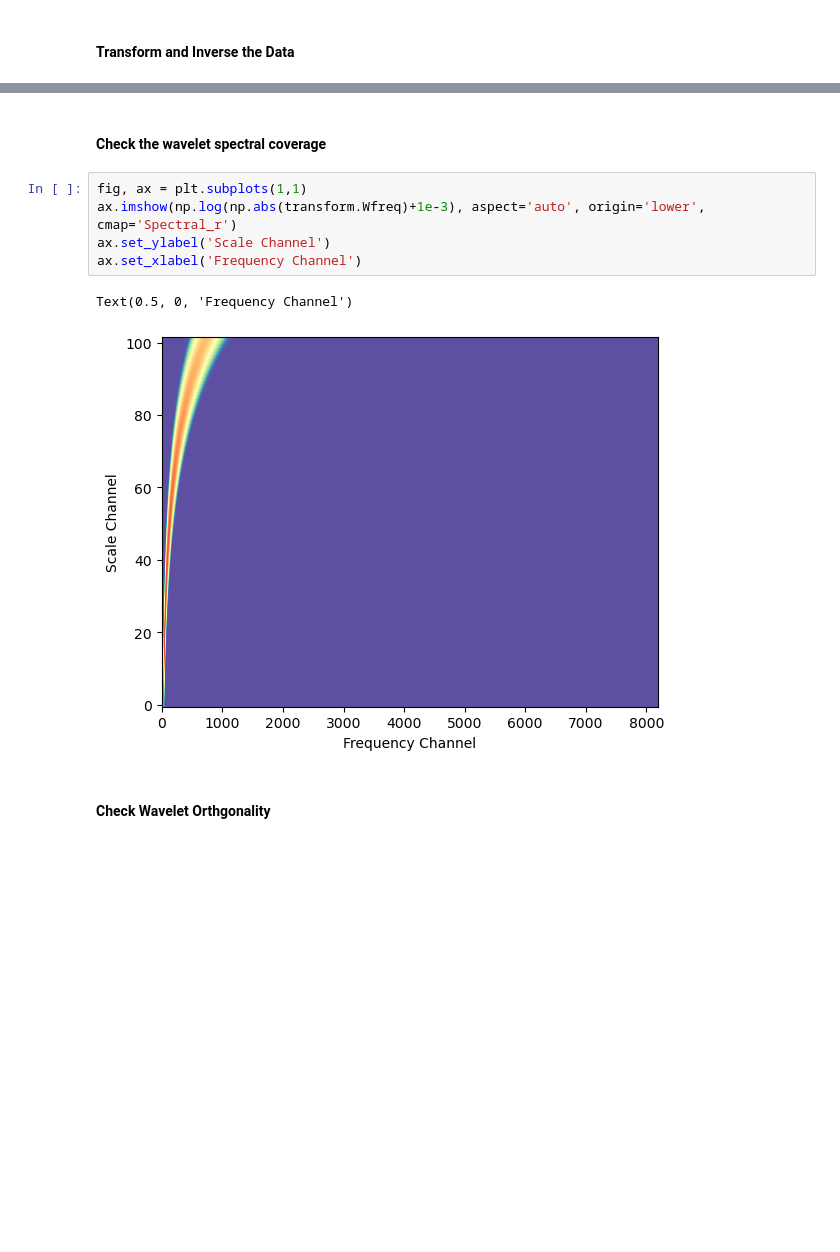
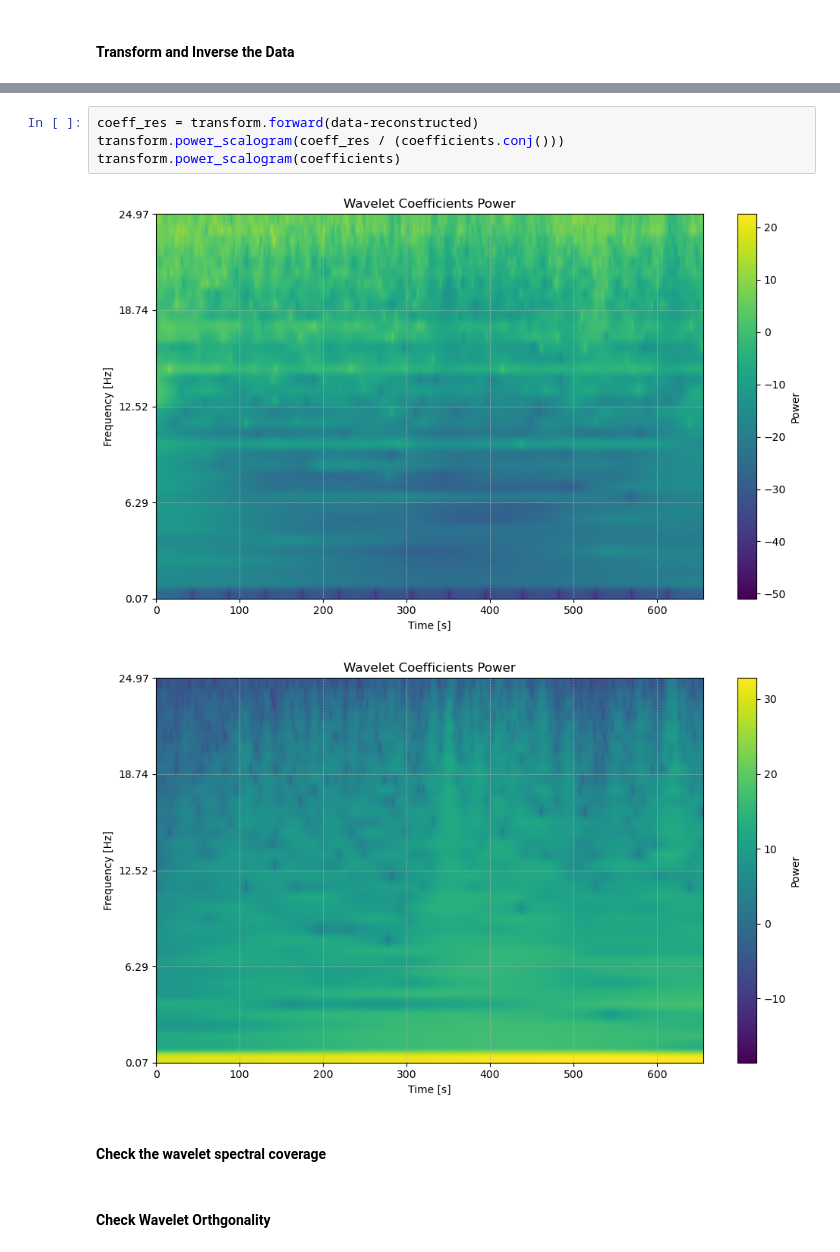
Before and after one commit to aphoffmann/InvertibleWavelets, a Jupyter notebook: ExampleUsage.ipynb, the cells around one changed output, grey strips where cells are left out. Cells and saved outputs as stored; diff of their text form; blank space fills up the shorter version.

Commit message:
Solve the spectral leakage problem.

```diff
--- a/ExampleUsage.ipynb
+++ b/ExampleUsage.ipynb
@@ -59,13 +75,12 @@ Reconstruction error: 10340.797099760932
+# %%
+coeff_res = transform.forward(data-reconstructed)
+transform.power_scalogram(coeff_res / (coefficients.conj()))
+transform.power_scalogram(coefficients)
+# %% [output]
+[figure, added]
+[figure, added]
 # %% [markdown]
 #### Check the wavelet spectral coverage
-# %%
-fig, ax = plt.subplots(1,1)
-ax.imshow(np.log(np.abs(transform.Wfreq)+1e-3), aspect='auto', origin='lower', cmap='Spectral_r')
-ax.set_ylabel('Scale Channel')
-ax.set_xlabel('Frequency Channel')
-# %% [output]
-Text(0.5, 0, 'Frequency Channel')
-[figure, removed]
 # %% [markdown]
 #### Check Wavelet Orthgonality
 # %%
```
Also changed, not shown: parts of 15 cells of this notebook, 3 other files.
